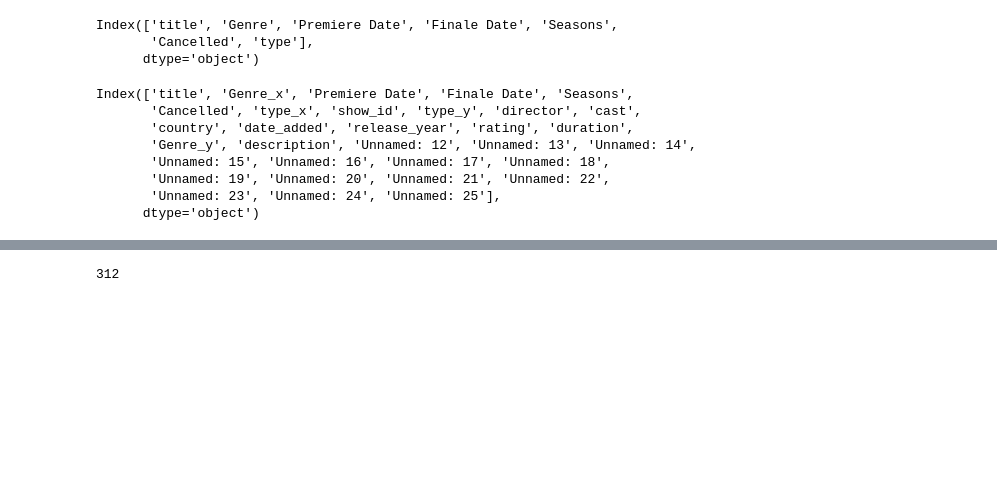
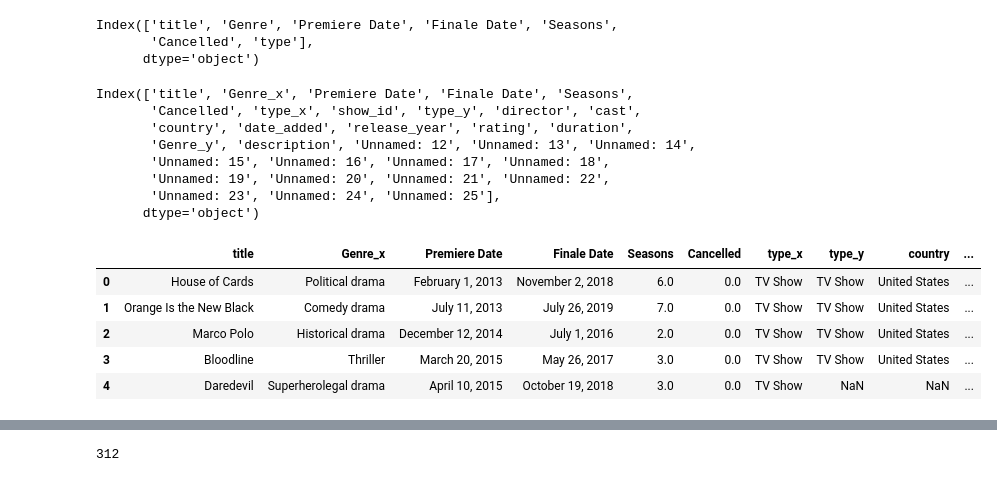
Before and after one commit to R-Byrd/project-one, a Jupyter notebook: netflix_analysis.ipynb, the cells around one changed output, grey strips where cells are left out. Cells and saved outputs as stored; diff of their text form; code cells hidden in the pictures; blank space fills up the shorter version.

```diff
--- a/netflix_analysis.ipynb
+++ b/netflix_analysis.ipynb
@@ -112,3 +112,29 @@ Index(['title', 'Genre_x', 'Premiere Date', 'Finale Date', 'Seasons',
        'Unnamed: 19', 'Unnamed: 20', 'Unnamed: 21', 'Unnamed: 22',
        'Unnamed: 23', 'Unnamed: 24', 'Unnamed: 25'],
       dtype='object')
+# %%
+netflix_combined_df.drop(['description', 'show_id', 'director', 'cast','Unnamed: 12', 'Unnamed: 13', 'Unnamed: 14', 'Unnamed: 15', 'Unnamed: 16', 'Unnamed: 17', 'Unnamed: 18',
+                          'Unnamed: 19', 'Unnamed: 20', 'Unnamed: 21', 'Unnamed: 22',
+                          'Unnamed: 23', 'Unnamed: 24', 'Unnamed: 25'], axis=1, inplace=True)
+# %%
+def combine_genres(row):
+    if pd.isna(row['Genre_x']) and pd.isna(row['Genre_y']):
+        return None  # or a default string like 'Unknown' if you prefer
+    if pd.isna(row['Genre_x']):
+        return row['Genre_y']
+    if pd.isna(row['Genre_y']):
+        return row['Genre_x']
+    return row['Genre_x'] + ' & ' + row['Genre_y']
+
+# Apply the function to each row to create the Genre column
+netflix_combined_df['Genre'] = netflix_combined_df.apply(combine_genres, axis=1)
+
+# Display the updated DataFrame to verify the new column
+netflix_combined_df.head()
+# %% [output]
+|  | title | Genre_x | Premiere Date | Finale Date | Seasons | Cancelled | type_x | type_y | country | ... |
+| 0 | House of Cards | Political drama | February 1, 2013 | November 2, 2018 | 6.0 | 0.0 | TV Show | TV Show | United States | ... |
+| 1 | Orange Is the New Black | Comedy drama | July 11, 2013 | July 26, 2019 | 7.0 | 0.0 | TV Show | TV Show | United States | ... |
+| 2 | Marco Polo | Historical drama | December 12, 2014 | July 1, 2016 | 2.0 | 0.0 | TV Show | TV Show | United States | ... |
+| 3 | Bloodline | Thriller | March 20, 2015 | May 26, 2017 | 3.0 | 0.0 | TV Show | TV Show | United States | ... |
+| 4 | Daredevil | Superherolegal drama | April 10, 2015 | October 19, 2018 | 3.0 | 0.0 | TV Show | NaN | NaN | ... |
```
Also changed, not shown: parts of 5 cells of this notebook.
